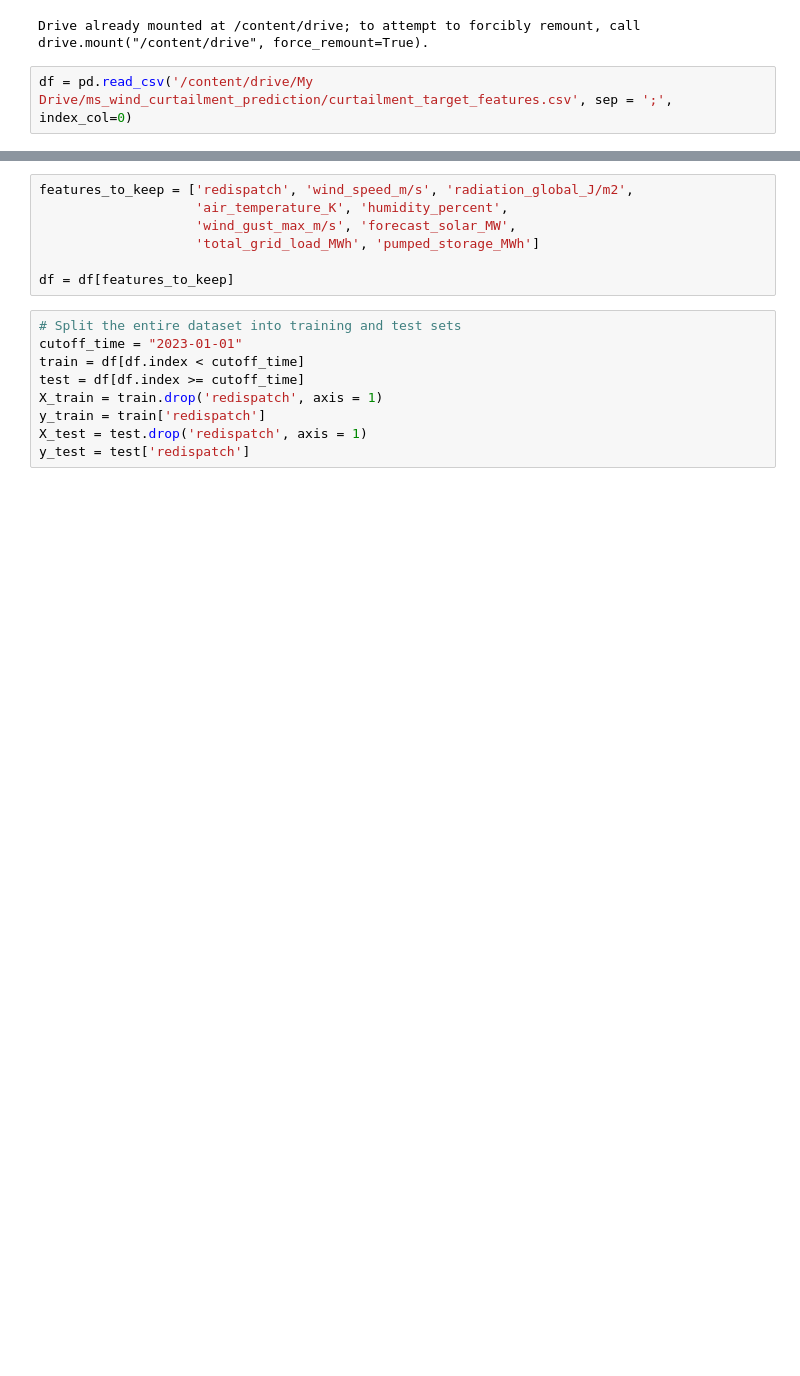
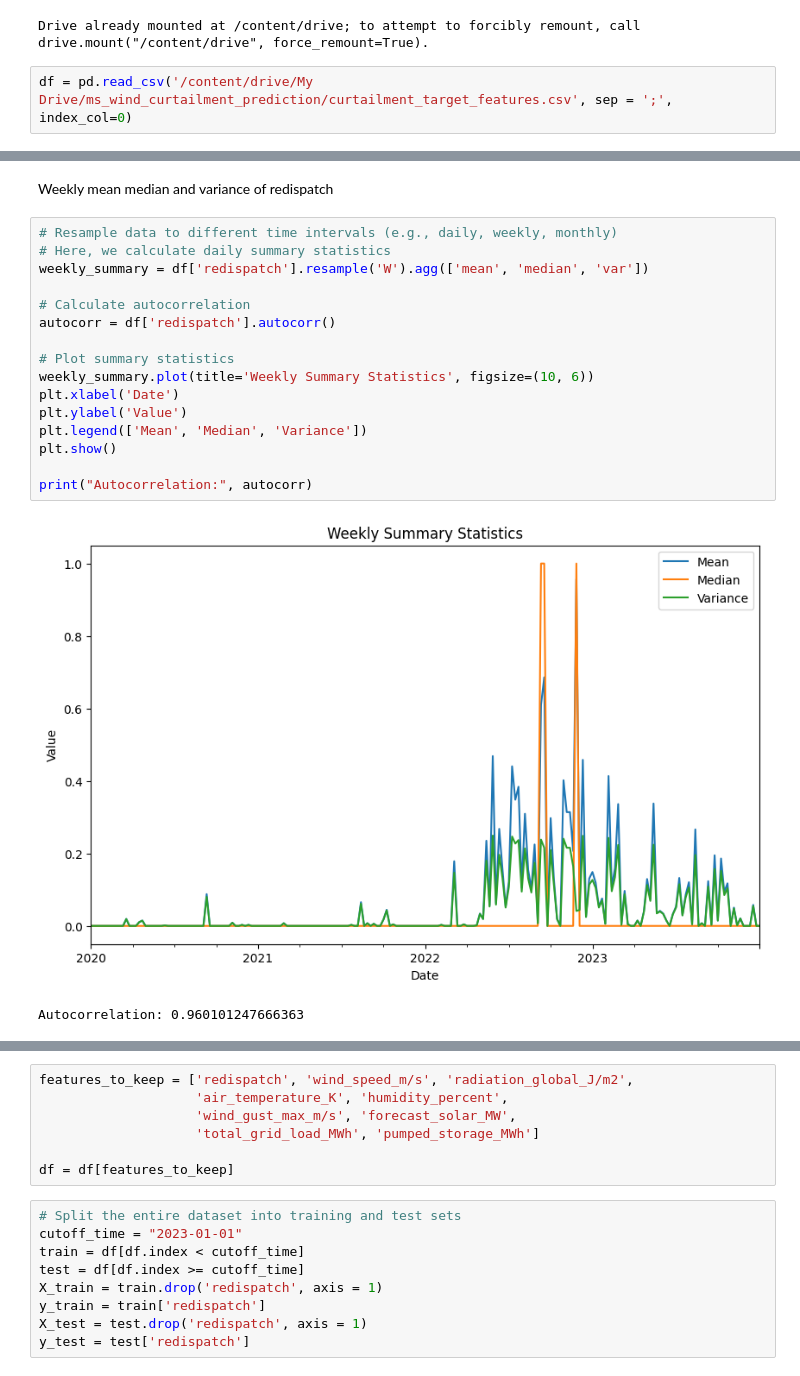
Before and after one commit to mgondeck/wind_curtailment_prediction, a Jupyter notebook: dl_binary_classification.ipynb, the cells around one changed output, grey strips where cells are left out. Cells and saved outputs as stored; diff of their text form; blank space fills up the shorter version.

```diff
--- a/dl_binary_classification.ipynb
+++ b/dl_binary_classification.ipynb
@@ -28,0 +80,21 @@ df = pd.read_csv('/content/drive/My Drive/ms_wind_curtailment_prediction/curtail
+# %% [markdown]
+Weekly mean median and variance of redispatch
+# %%
+# Resample data to different time intervals (e.g., daily, weekly, monthly)
+# Here, we calculate daily summary statistics
+weekly_summary = df['redispatch'].resample('W').agg(['mean', 'median', 'var'])
+
+# Calculate autocorrelation
+autocorr = df['redispatch'].autocorr()
+
+# Plot summary statistics
+weekly_summary.plot(title='Weekly Summary Statistics', figsize=(10, 6))
+plt.xlabel('Date')
+plt.ylabel('Value')
+plt.legend(['Mean', 'Median', 'Variance'])
+plt.show()
+
+print("Autocorrelation:", autocorr)
+# %% [output]
+[figure, added]
+Autocorrelation: 0.960101247666363
```
Also changed, not shown: parts of 21 cells of this notebook.
